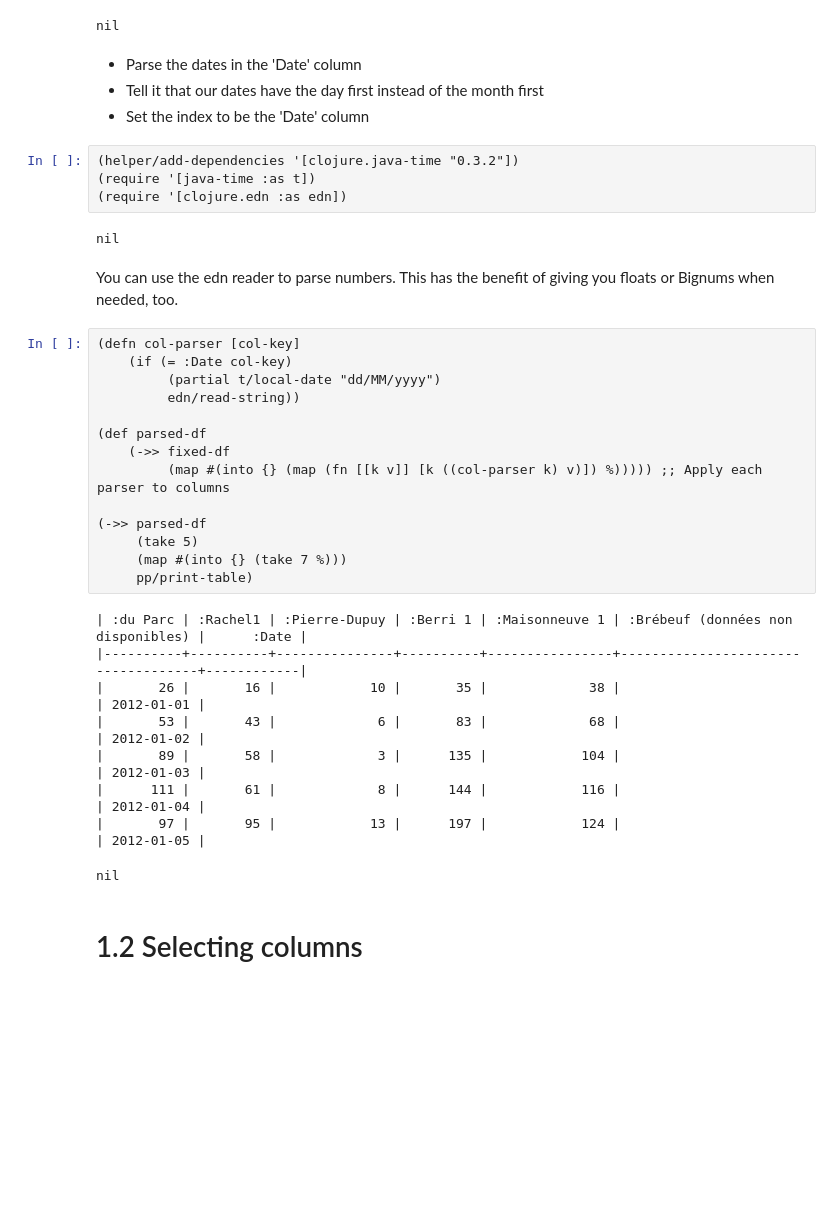
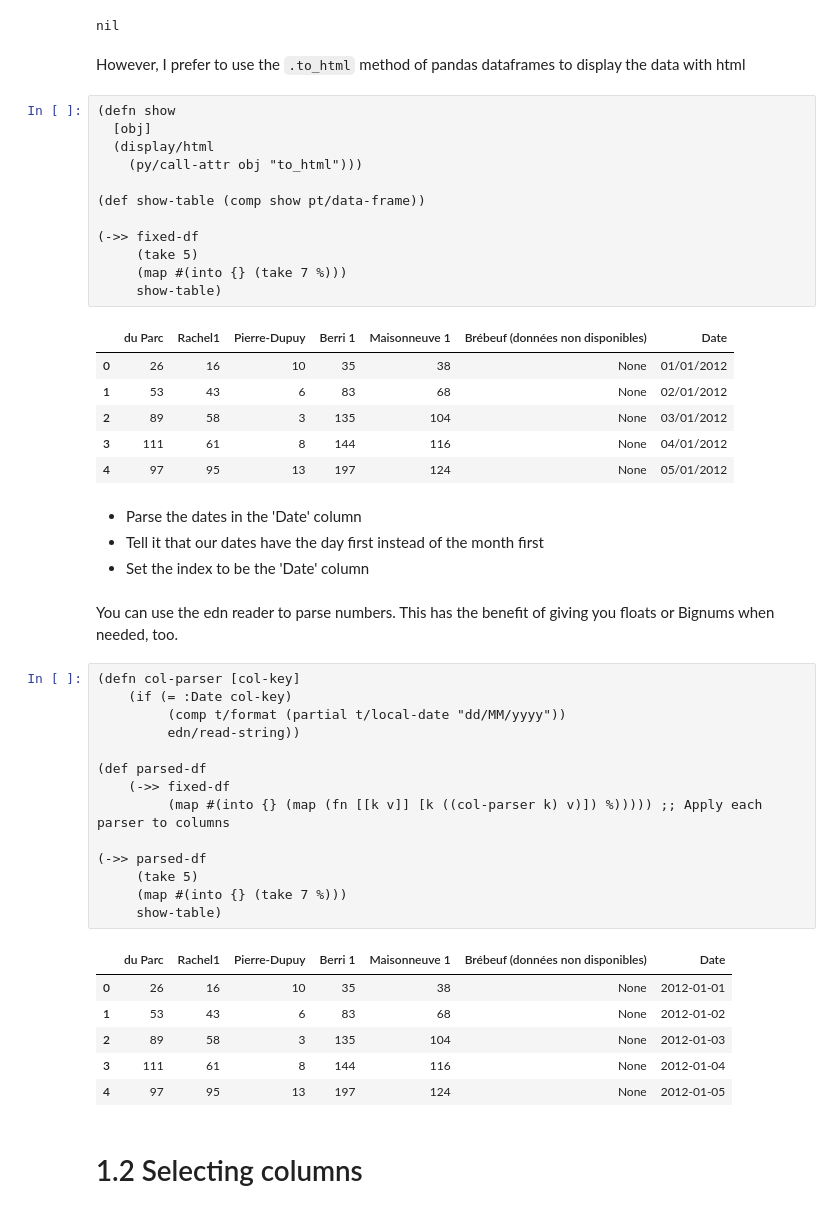
Before and after one commit to calherries/clj-data-cookbook, a Jupyter notebook: clj-cookbook/Chapter 1 - Reading from a CSV.ipynb, the cells around one changed output. Cells and saved outputs as stored; diff of their text form; blank space fills up the shorter version.

```diff
--- a/clj-cookbook/Chapter 1 - Reading from a CSV.ipynb
+++ b/clj-cookbook/Chapter 1 - Reading from a CSV.ipynb
@@ -114,22 +135,37 @@ Finally, for a result which is a sequence of maps (like the above), you can use
 |      111 |       61 |             8 |      144 |            116 |                                    | 04/01/2012 |
 |       97 |       95 |            13 |      197 |            124 |                                    | 05/01/2012 |
 nil
+# %% [markdown]
+However, I prefer to use the `.to_html` method of pandas dataframes to display the data with html
+# %%
+(defn show
+  [obj]
+  (display/html
+    (py/call-attr obj "to_html")))
+
+(def show-table (comp show pt/data-frame))
+
+(->> fixed-df
+     (take 5)
+     (map #(into {} (take 7 %)))
+     show-table)
+# %% [output]
+|  | du Parc | Rachel1 | Pierre-Dupuy | Berri 1 | Maisonneuve 1 | Brébeuf (données non disponibles) | Date |
+| 0 | 26 | 16 | 10 | 35 | 38 | None | 01/01/2012 |
+| 1 | 53 | 43 | 6 | 83 | 68 | None | 02/01/2012 |
+| 2 | 89 | 58 | 3 | 135 | 104 | None | 03/01/2012 |
+| 3 | 111 | 61 | 8 | 144 | 116 | None | 04/01/2012 |
+| 4 | 97 | 95 | 13 | 197 | 124 | None | 05/01/2012 |
 # %% [markdown]
 * Parse the dates in the 'Date' column
 * Tell it that our dates have the day first instead of the month first
 * Set the index to be the 'Date' column
-# %%
-(helper/add-dependencies '[clojure.java-time "0.3.2"])
-(require '[java-time :as t])
-(require '[clojure.edn :as edn])
-# %% [output]
-nil
 # %% [markdown]
 You can use the edn reader to parse numbers. This has the benefit of giving you floats or Bignums when needed, too.
 # %%
 (defn col-parser [col-key]
     (if (= :Date col-key)
-         (partial t/local-date "dd/MM/yyyy")
+         (comp t/format (partial t/local-date "dd/MM/yyyy"))
          edn/read-string))
 
 (def parsed-df
@@ -139,16 +175,14 @@ You can use the edn reader to parse numbers. This has the benefit of giving you
 (->> parsed-df
      (take 5)
      (map #(into {} (take 7 %)))
-     pp/print-table)
+     show-table)
 # %% [output]
-| :du Parc | :Rachel1 | :Pierre-Dupuy | :Berri 1 | :Maisonneuve 1 | :Brébeuf (données non disponibles) |      :Date |
-|----------+----------+---------------+----------+----------------+------------------------------------+------------|
-|       26 |       16 |            10 |       35 |             38 |                                    | 2012-01-01 |
-|       53 |       43 |             6 |       83 |             68 |                                    | 2012-01-02 |
-|       89 |       58 |             3 |      135 |            104 |                                    | 2012-01-03 |
-|      111 |       61 |             8 |      144 |            116 |                                    | 2012-01-04 |
-|       97 |       95 |            13 |      197 |            124 |                                    | 2012-01-05 |
-nil
+|  | du Parc | Rachel1 | Pierre-Dupuy | Berri 1 | Maisonneuve 1 | Brébeuf (données non disponibles) | Date |
+| 0 | 26 | 16 | 10 | 35 | 38 | None | 2012-01-01 |
+| 1 | 53 | 43 | 6 | 83 | 68 | None | 2012-01-02 |
+| 2 | 89 | 58 | 3 | 135 | 104 | None | 2012-01-03 |
+| 3 | 111 | 61 | 8 | 144 | 116 | None | 2012-01-04 |
+| 4 | 97 | 95 | 13 | 197 | 124 | None | 2012-01-05 |
 # %% [markdown]
 # 1.2 Selecting columns
 # %% [markdown]
```
Also changed, not shown: parts of 9 cells of this notebook, 7 other files.
